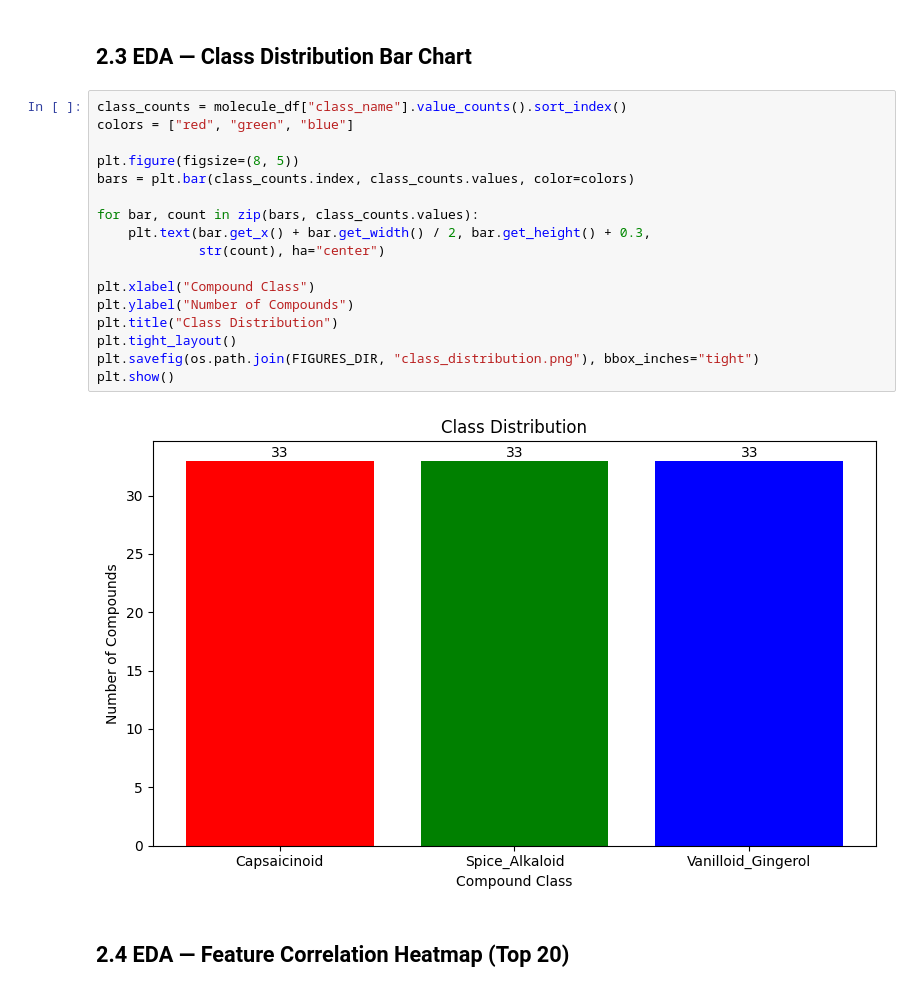
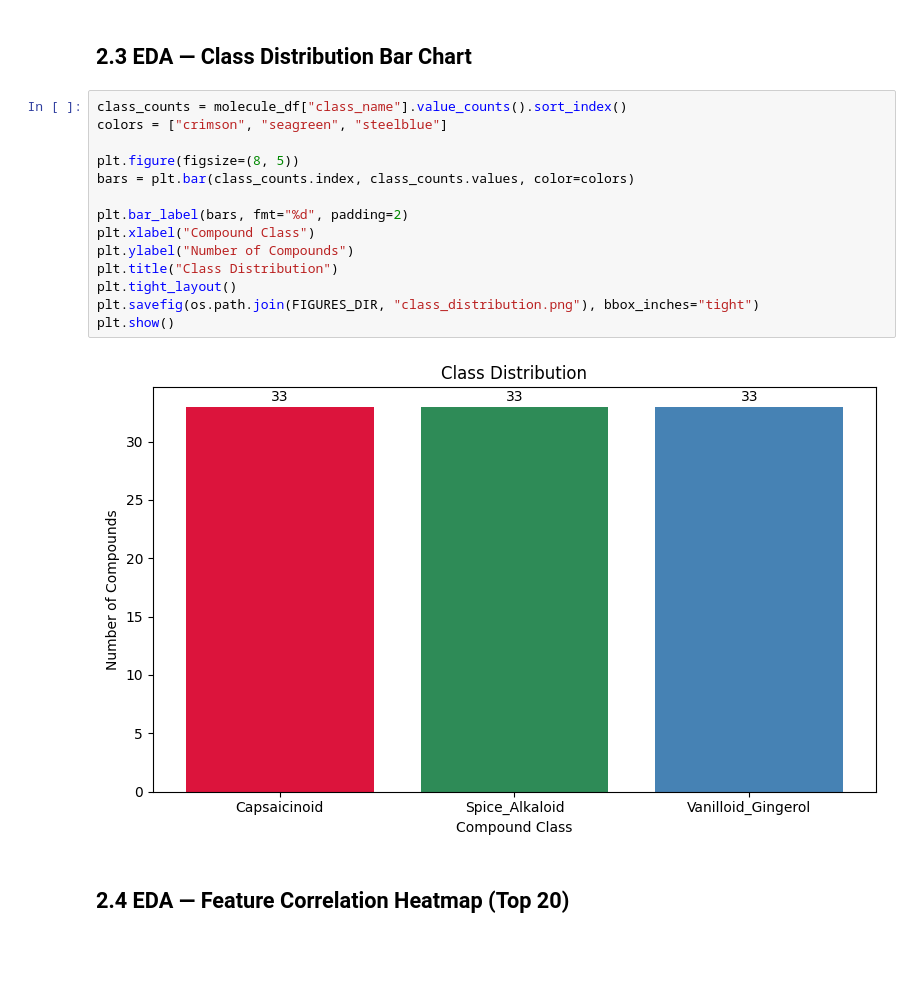
Before and after one commit to dw1229/capsaicinoid-ml, a Jupyter notebook: 02_EDA_and_PCA.ipynb, the cells around one changed output. Cells and saved outputs as stored; diff of their text form; blank space fills up the shorter version.

```diff
--- a/02_EDA_and_PCA.ipynb
+++ b/02_EDA_and_PCA.ipynb
@@ -55,23 +57,20 @@ dtype: int64
 ## 2.3 EDA — Class Distribution Bar Chart
 # %%
 class_counts = molecule_df["class_name"].value_counts().sort_index()
-colors = ["red", "green", "blue"]
+colors = ["crimson", "seagreen", "steelblue"]
 
 plt.figure(figsize=(8, 5))
 bars = plt.bar(class_counts.index, class_counts.values, color=colors)
 
-for bar, count in zip(bars, class_counts.values):
-    plt.text(bar.get_x() + bar.get_width() / 2, bar.get_height() + 0.3,
-             str(count), ha="center")
-
+plt.bar_label(bars, fmt="%d", padding=2)
 plt.xlabel("Compound Class")
 plt.ylabel("Number of Compounds")
 plt.title("Class Distribution")
 plt.tight_layout()
 plt.savefig(os.path.join(FIGURES_DIR, "class_distribution.png"), bbox_inches="tight")
 plt.show()
 # %% [output]
-[figure, old version]
+[figure, new version]
 # %% [markdown]
 ## 2.4 EDA — Feature Correlation Heatmap (Top 20)
 # %%
```
Also changed, not shown: parts of 34 cells of this notebook.
